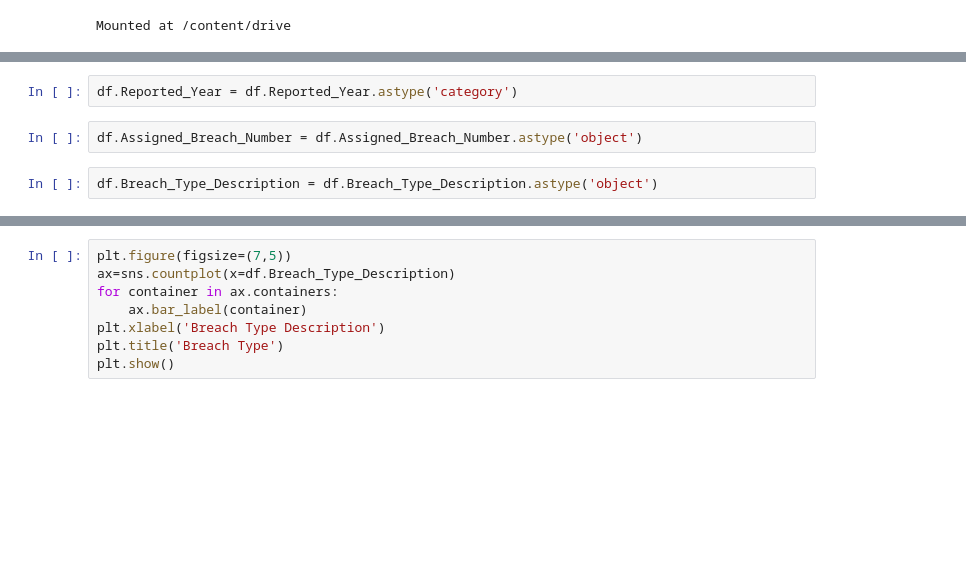
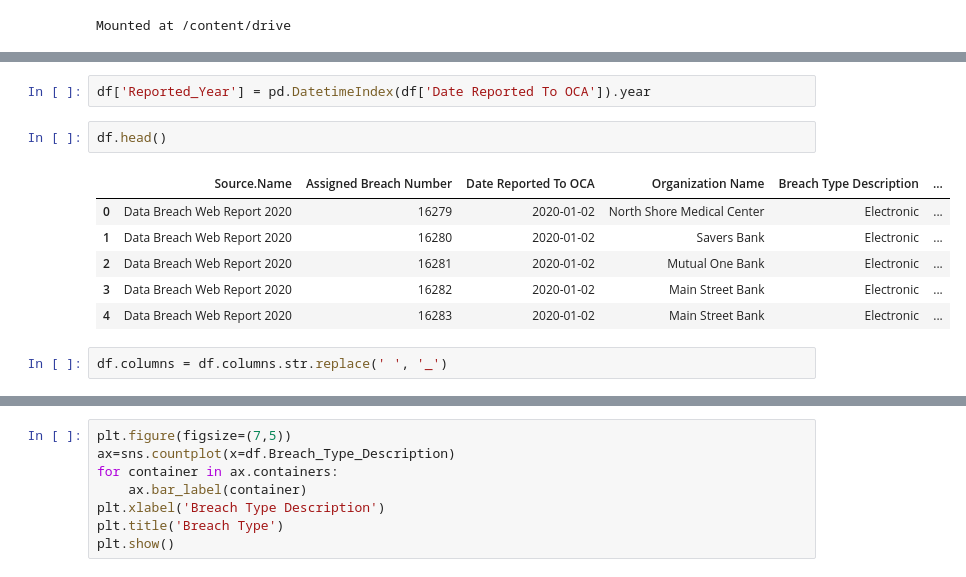
Before and after one commit to joncalle/AnalToolsDecMrk, a Jupyter notebook: DataBreach.ipynb, the cells around one changed output, grey strips where cells are left out. Saved outputs shown, nothing was run; the diff lists cells and outputs as text; blank space fills up the shorter version.

```diff
--- a/DataBreach.ipynb
+++ b/DataBreach.ipynb
@@ -74,7 +94 @@ Mobile_Device_Lost_Stolen                  object
 dtype: object
-# %%
-df.Reported_Year = df.Reported_Year.astype('category')
-# %%
-df.Assigned_Breach_Number = df.Assigned_Breach_Number.astype('object')
-# %%
-df.Breach_Type_Description = df.Breach_Type_Description.astype('object')
@@ -80,0 +110,13 @@ df.Breach_Type_Description = df.Breach_Type_Description.astype('object')
+# %%
+df['Reported_Year'] = pd.DatetimeIndex(df['Date Reported To OCA']).year
+# %%
+df.head()
+# %% [output]
+|  | Source.Name | Assigned Breach Number | Date Reported To OCA | Organization Name | Breach Type Description | ... |
+| 0 | Data Breach Web Report 2020 | 16279 | 2020-01-02 | North Shore Medical Center | Electronic | ... |
+| 1 | Data Breach Web Report 2020 | 16280 | 2020-01-02 | Savers Bank | Electronic | ... |
+| 2 | Data Breach Web Report 2020 | 16281 | 2020-01-02 | Mutual One Bank | Electronic | ... |
+| 3 | Data Breach Web Report 2020 | 16282 | 2020-01-02 | Main Street Bank | Electronic | ... |
+| 4 | Data Breach Web Report 2020 | 16283 | 2020-01-02 | Main Street Bank | Electronic | ... |
+# %%
+df.columns = df.columns.str.replace(' ', '_')
```
Also changed, not shown: parts of 9 cells of this notebook.
